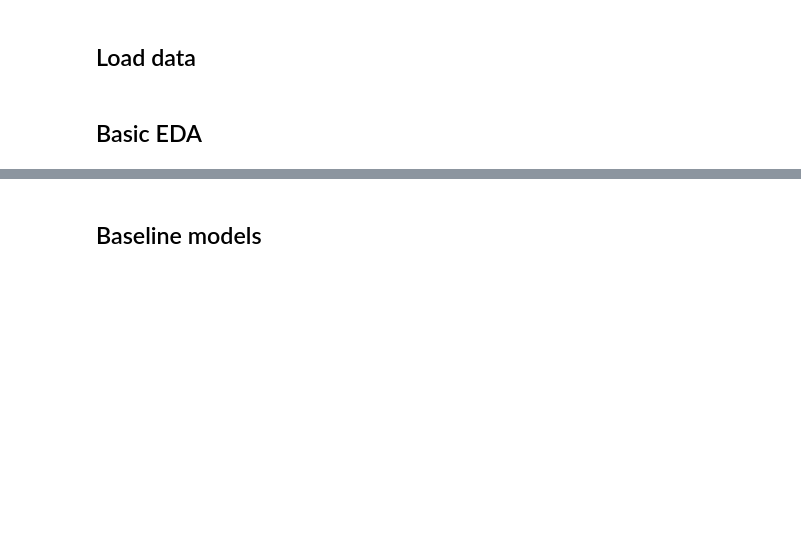
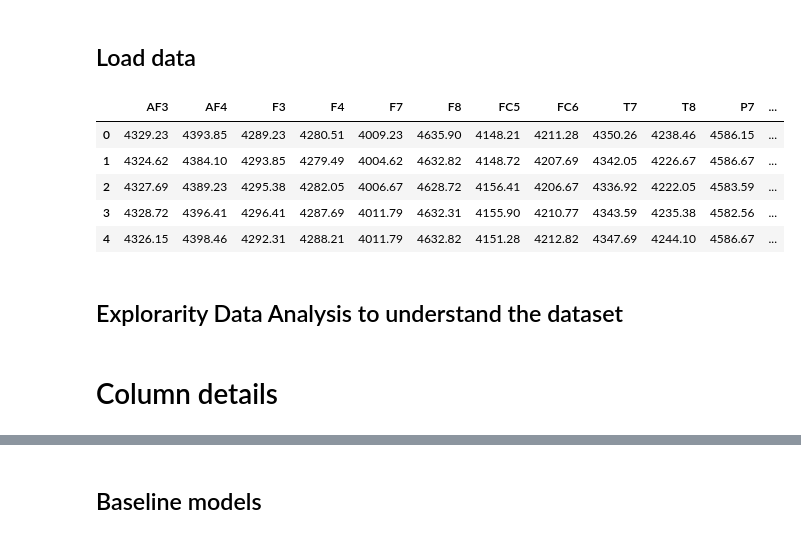
Before and after one commit to Junaid199f/MLZoomcampCapstone2, a Jupyter notebook: notebooks/eda_and_training.ipynb, the cells around one changed output, grey strips where cells are left out. Drawn from its saved outputs; the diff is of its cells as text; code cells hidden in the pictures; blank space fills up the shorter version.

```diff
--- a/notebooks/eda_and_training.ipynb
+++ b/notebooks/eda_and_training.ipynb
@@ -20,9 +27,19 @@ from sklearn.metrics import accuracy_score, roc_auc_score, classification_report
 # %% [markdown]
 ## Load data
 # %%
-df = pd.read_csv('../EEG-Eye-State.csv')
+df = pd.read_csv('/content/drive/MyDrive/MLZoomcampCapstone2-main/EEG-Eye-State.csv')
 df.head()
+# %% [output]
+|  | AF3 | AF4 | F3 | F4 | F7 | F8 | FC5 | FC6 | T7 | T8 | P7 | ... |
+| 0 | 4329.23 | 4393.85 | 4289.23 | 4280.51 | 4009.23 | 4635.90 | 4148.21 | 4211.28 | 4350.26 | 4238.46 | 4586.15 | ... |
+| 1 | 4324.62 | 4384.10 | 4293.85 | 4279.49 | 4004.62 | 4632.82 | 4148.72 | 4207.69 | 4342.05 | 4226.67 | 4586.67 | ... |
+| 2 | 4327.69 | 4389.23 | 4295.38 | 4282.05 | 4006.67 | 4628.72 | 4156.41 | 4206.67 | 4336.92 | 4222.05 | 4583.59 | ... |
+| 3 | 4328.72 | 4396.41 | 4296.41 | 4287.69 | 4011.79 | 4632.31 | 4155.90 | 4210.77 | 4343.59 | 4235.38 | 4582.56 | ... |
+| 4 | 4326.15 | 4398.46 | 4292.31 | 4288.21 | 4011.79 | 4632.82 | 4151.28 | 4212.82 | 4347.69 | 4244.10 | 4586.67 | ... |
-# %% [markdown]
-## Basic EDA
+# %% [markdown]
+
+## Explorarity Data Analysis to understand the dataset
+# %% [markdown]
+# Column details
 # %%
 df.info()
```
Also changed, not shown: parts of 31 cells of this notebook.
